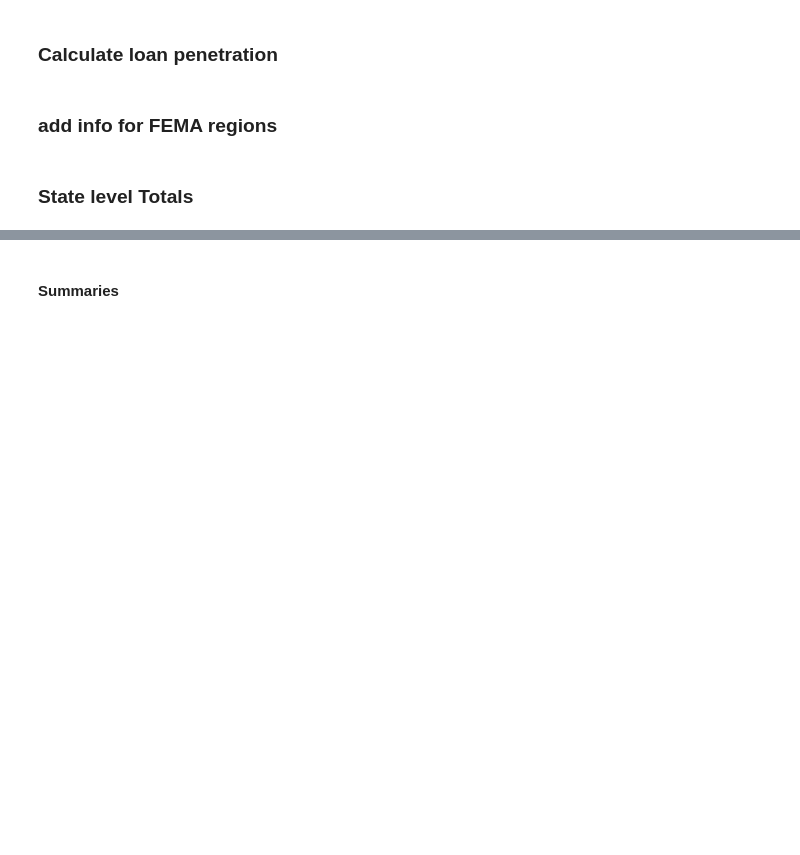
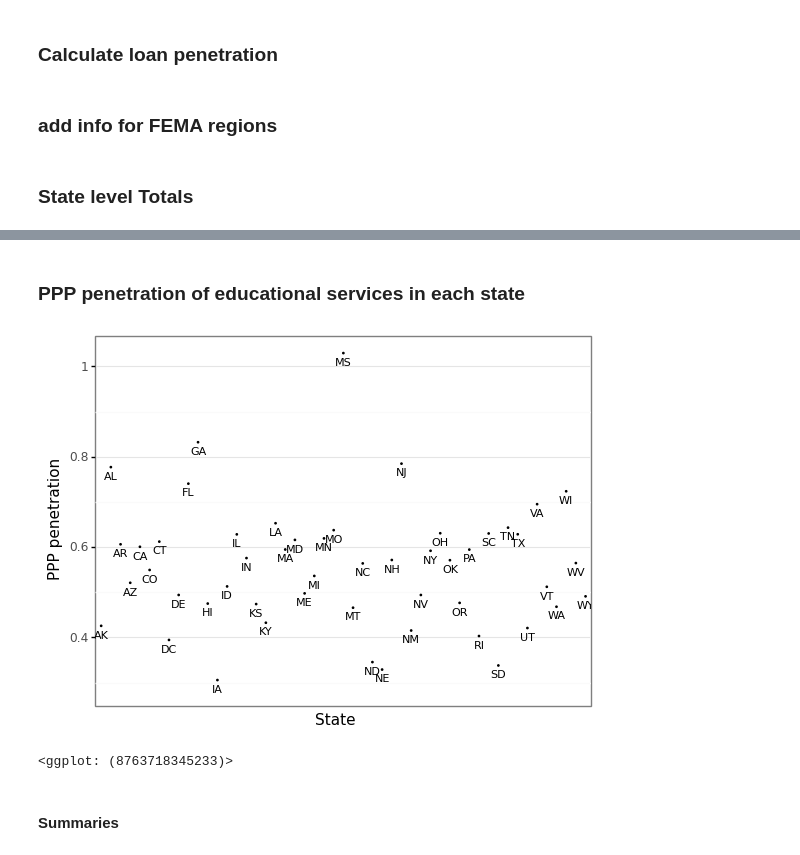
Before and after one commit to alexandrekl/FEMA_SBA_paper, a Jupyter notebook: SBA_paper_correlations.ipynb, the cells around one changed output, grey strips where cells are left out. Saved outputs shown, nothing was run; the diff lists cells and outputs as text; code cells hidden in the pictures; blank space fills up the shorter version.

```diff
--- a/SBA_paper_correlations.ipynb
+++ b/SBA_paper_correlations.ipynb
@@ -448,3 +490,22 @@ ggplot(dfq, aes(x='NAICSdescr', y='0.5')
+# %% [markdown]
+### PPP penetration of educational services in each state
+# %%
+dfq = pen_st.reset_index()
+dfq = dfq[dfq['NAICS2'].eq('61')]
+dfq['State'] = pd.Categorical(dfq['State'], categories=np.sort(dfq['State'].unique()), ordered=True)
+# %%
+ggplot(dfq, aes(x='State', y='penetration', label='State')
+#    ) + facet_wrap('~ Region', ncol=5
+    ) + geom_point( shape='o', size=0.1
+    ) + geom_text( size=8, nudge_y=-0.02 #adjust_text=adjust_text_dict
+    ) + scale_y_continuous(breaks=np.linspace(0,1,6)  #
+    ) + ylab( 'PPP penetration'
+#    ) + scale_x_discrete(name=' '
+    ) + theme_bw(
+    ) + theme( axis_ticks_major_x=element_blank(), axis_text_x=element_blank(), panel_grid_major_x = element_blank() )
+# %% [output]
+[figure, added]
+<ggplot: (8763718345233)>
 # %% [markdown]
 ####  Summaries
 # %%
```
Also changed, not shown: parts of 34 cells of this notebook.
